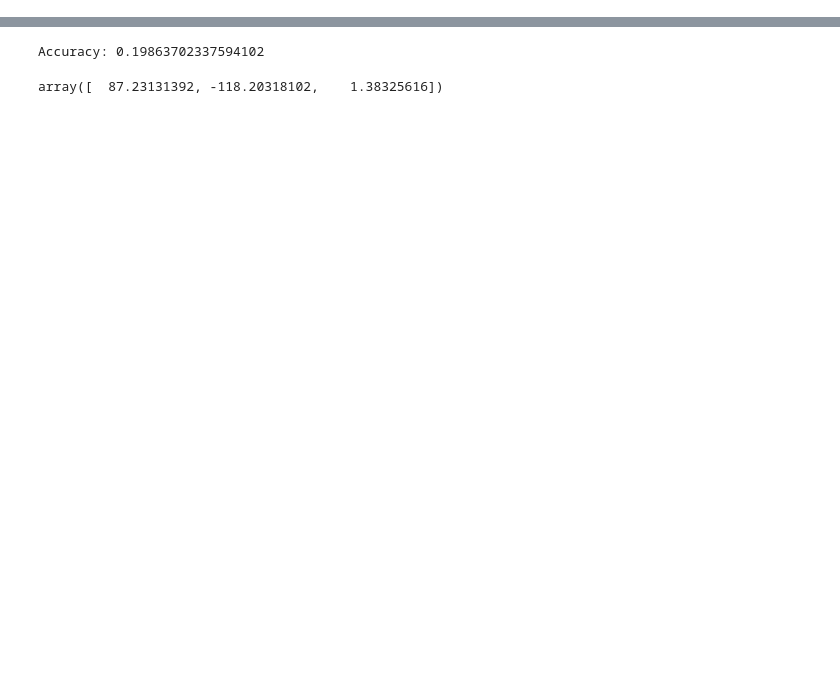
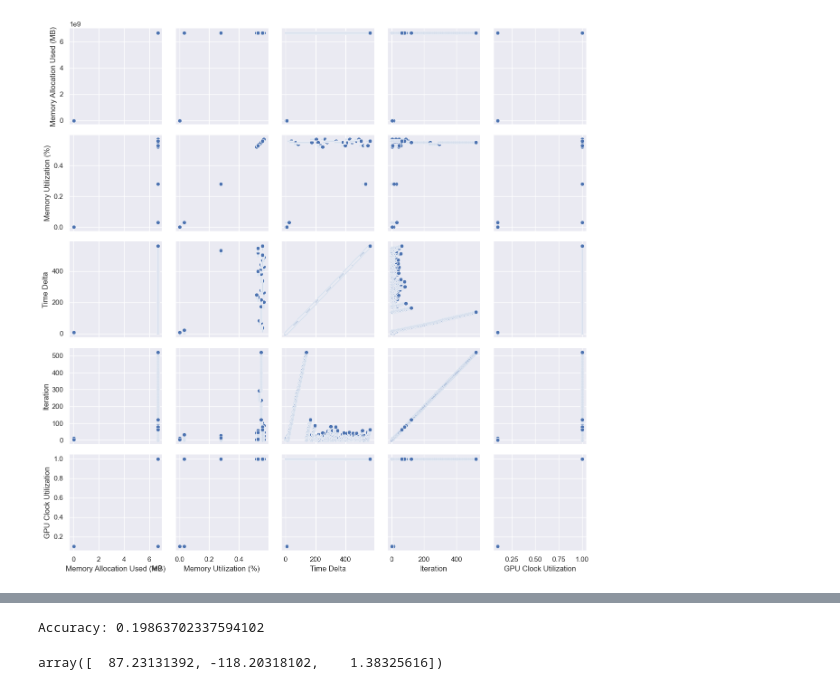
Before and after one commit to alt-rahul/5g-edge-app, a Jupyter notebook: model/lasso.ipynb, the cells around one changed output, grey strips where cells are left out. Saved outputs shown, nothing was run; the diff lists cells and outputs as text; code cells hidden in the pictures; blank space fills up the shorter version.

```diff
--- a/model/lasso.ipynb
+++ b/model/lasso.ipynb
@@ -32,3 +55,10 @@ for i in range(1, len(reset_iters)):
+# %%
+sns.set_theme()
+g = sns.PairGrid(live.iloc[:, 4:])
+plot = g.map(sns.scatterplot)
+# sns.pairplot(live.iloc[:, 4:], corner=True)
+# %% [output]
+[figure, added]
 # %%
 X = pd.DataFrame([gpu_util_avg, memory_util_avg, clock_util_avg])
 X = X.T
```
Also changed, not shown: parts of 11 cells of this notebook.
